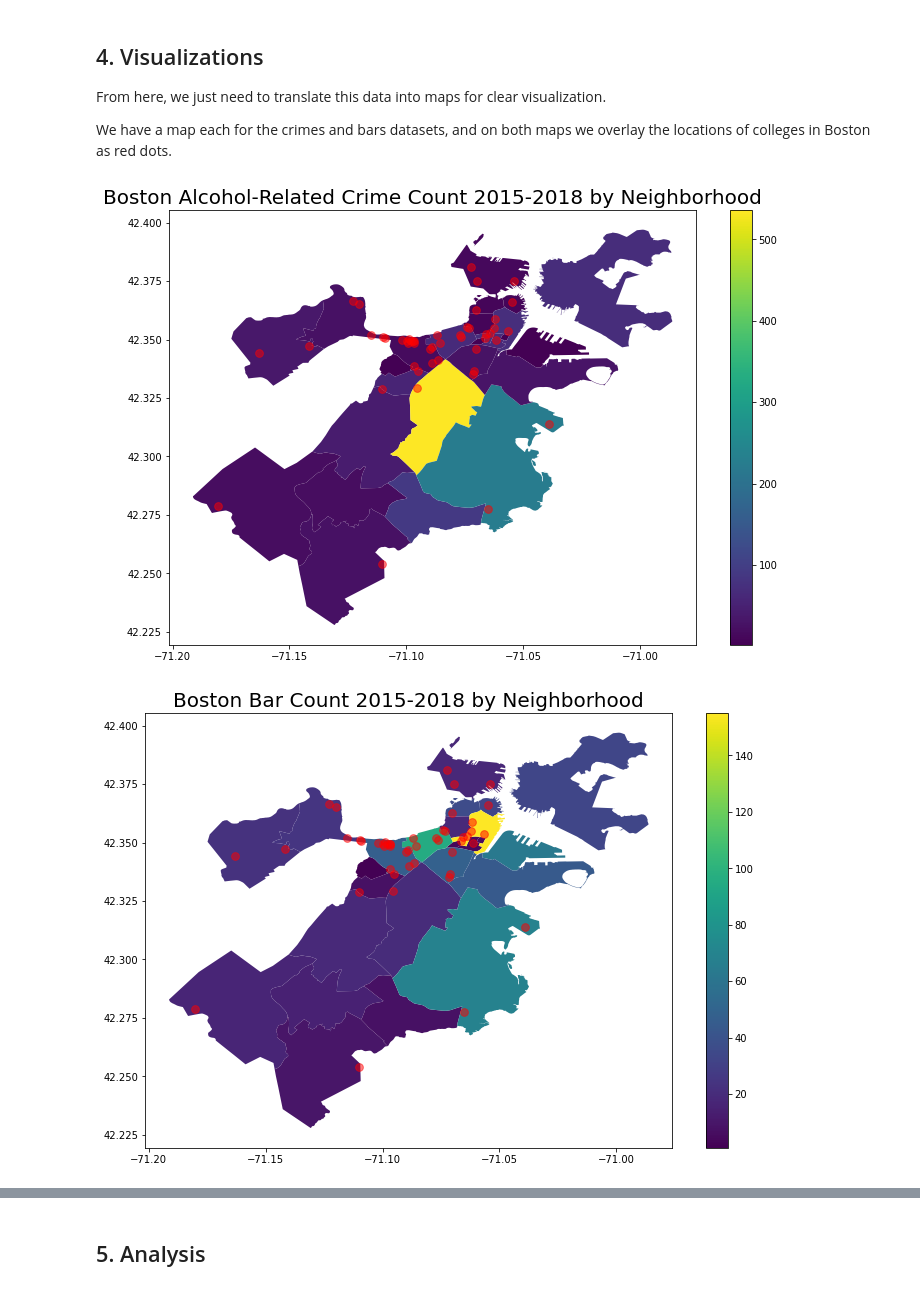
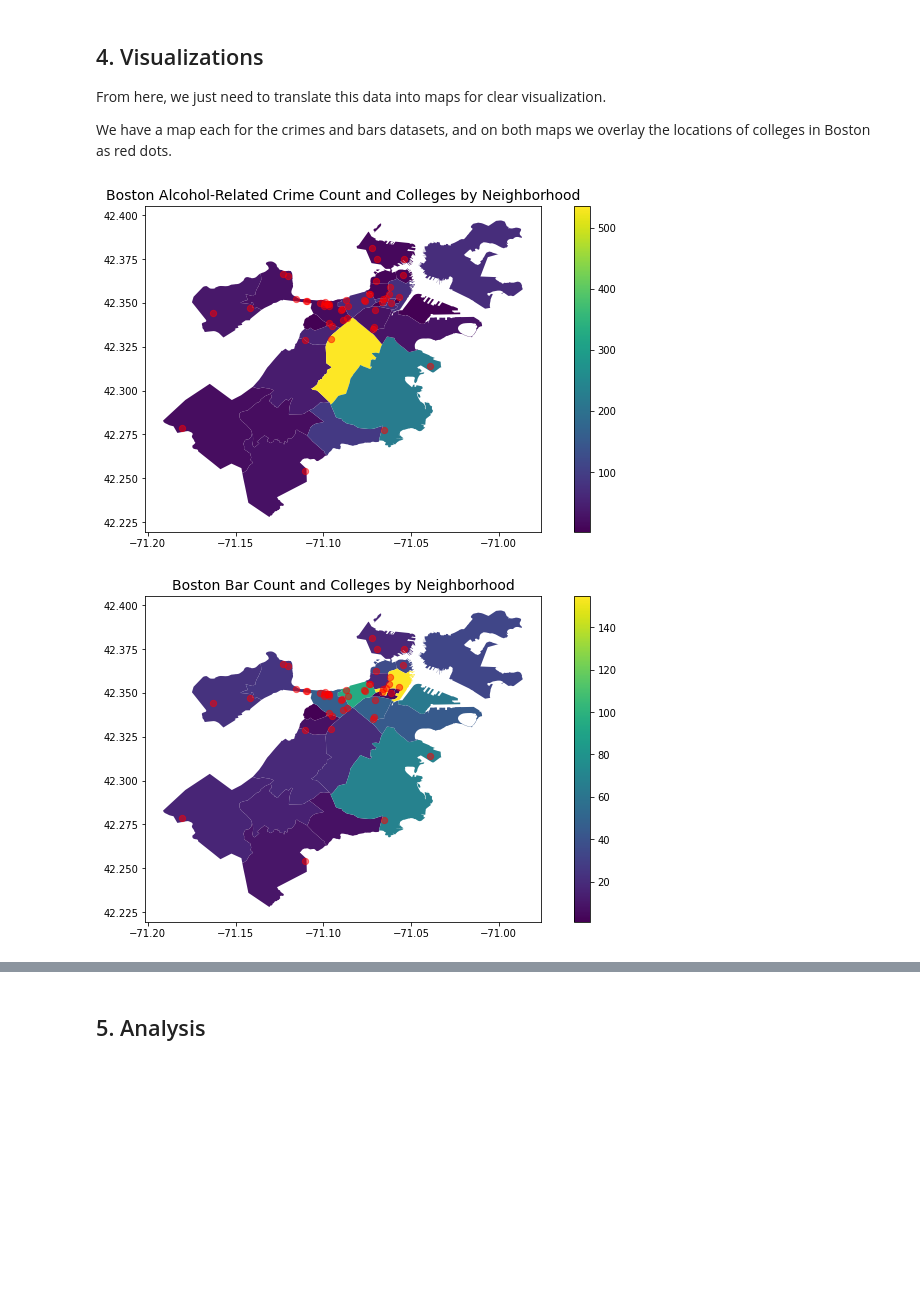
Before and after one commit to pickdani/Bostonography-Final, a Jupyter notebook: data-manipulation.ipynb, the cells around one changed output, grey strips where cells are left out. Drawn from its saved outputs; the diff is of its cells as text; code cells hidden in the pictures; blank space fills up the shorter version.

Commit message:
update chart titles (data is not 2015-2018 anymore), update some text

```diff
--- a/data-manipulation.ipynb
+++ b/data-manipulation.ipynb
@@ -211,7 +211,7 @@ college_gdf = gpd.GeoDataFrame(colleges, geometry=gpd.points_from_xy(colleges.Lo
 college_gdf = college_gdf.set_crs("EPSG:4326")
 college_gdf = gpd.sjoin(college_gdf, nb[['Neighborhood_ID', 'Name', 'geometry']], how='left')
 colleges = pd.DataFrame(college_gdf.drop(columns=['geometry', 'index_right']))
-colleges = colleges[colleges[['Neighborhood_ID']].notnull().all(1)]
+colleges = colleges[colleges[['Neighborhood_ID','NumStudent']].notnull().all(1)]
 colleges = colleges.astype({'Neighborhood_ID': 'int64'})
 colleges = colleges[colleges.Neighborhood_ID != 28]
 # %% [markdown]
@@ -320,0 +323,4 @@ Name: college_count, dtype: int64
+# %%
+student_count = colleges.groupby(by=['Neighborhood_ID']).sum()['NumStudent']
+student_count = student_count.rename('student_count')
+student_count[:5]
@@ -338,12 +352,16 @@ bars_df = pd.DataFrame(bar_col)
 
 college_col = {'colleges':college_count}
 college_df = pd.DataFrame(college_col)
+
+student_col = {'students':student_count}
+student_df = pd.DataFrame(student_col)
 # %% [markdown]
 Our combined_df contains the outer join of bars, colleges, total crime, and each seperate type of crime. Since many neighborhoods do not have colleges,
 by inner joining with the colleges our maps will show many neighborhoods as missing. Therefore we will perform an outer join to ensure neighborhoods are not removed, as we want our maps to represent all of Boston. We can assume a missing or NaN value after the join means a count of 0.
 # %%
 combined_df = crime_df.join(bars_df, how='outer', sort=False)
 combined_df = combined_df.join(college_df, how='outer', sort=False)
+combined_df = combined_df.join(student_df, how='outer', sort=False)
 combined_df = combined_df.join(crime_df2, how='outer', sort=False)
 combined_df = combined_df.join(crime_df3, how='outer', sort=False)
 combined_df = combined_df.join(crime_df4, how='outer', sort=False)
@@ -389,20 +407,20 @@ We have a map each for the crimes and bars datasets, and on both maps we overlay
 college_geo = gpd.points_from_xy(colleges.Longitude, colleges.Latitude)
 c_geo_df = gpd.GeoDataFrame(geometry = college_geo)
 # %%
-fig,ax = plt.subplots(figsize = (12,8))
+fig,ax = plt.subplots(figsize = (12,6))
 crime_map = pd.merge(nb, combined_df, on="Neighborhood_ID")
 crime_map.plot(ax = ax, column = 'crime', legend=True)
-g = c_geo_df.plot(ax=ax, markersize = 60, color = 'red', alpha=0.5)
-plt.title('Boston Alcohol-Related Crime Count 2015-2018 by Neighborhood', fontsize = 20)
+g = c_geo_df.plot(ax=ax, markersize = 40, color = 'red', alpha=0.5)
+plt.title('Boston Alcohol-Related Crime Count and Colleges by Neighborhood', fontsize = 14)
 plt.show()
 # %% [output]
-[figure, old version]
+[figure, new version]
 # %%
-fig,ax = plt.subplots(figsize = (12,8))
+fig,ax = plt.subplots(figsize = (12,6))
 bar_map = pd.merge(nb, combined_df, on="Neighborhood_ID")
 bar_map.plot(ax=ax, column = 'bars', legend=True, figsize=(20,16))
-g = c_geo_df.plot(ax=ax, markersize = 60, color = 'red', alpha=0.5)
-plt.title('Boston Bar Count 2015-2018 by Neighborhood', fontsize = 20)
+g = c_geo_df.plot(ax=ax, markersize = 40, color = 'red', alpha=0.5)
+plt.title('Boston Bar Count and Colleges by Neighborhood', fontsize = 14)
 plt.show()
 # %% [output]
-[figure, old version]
+[figure, new version]
```
Also changed, not shown: parts of 6 cells of this notebook.
